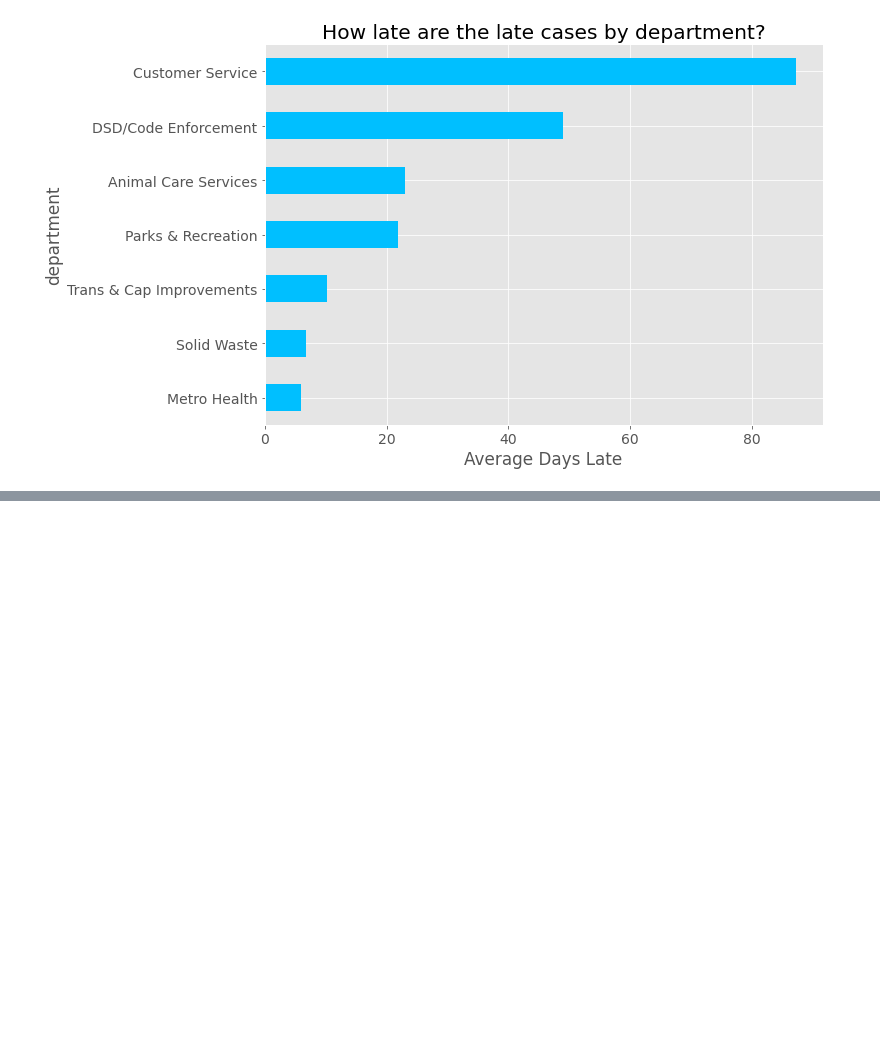
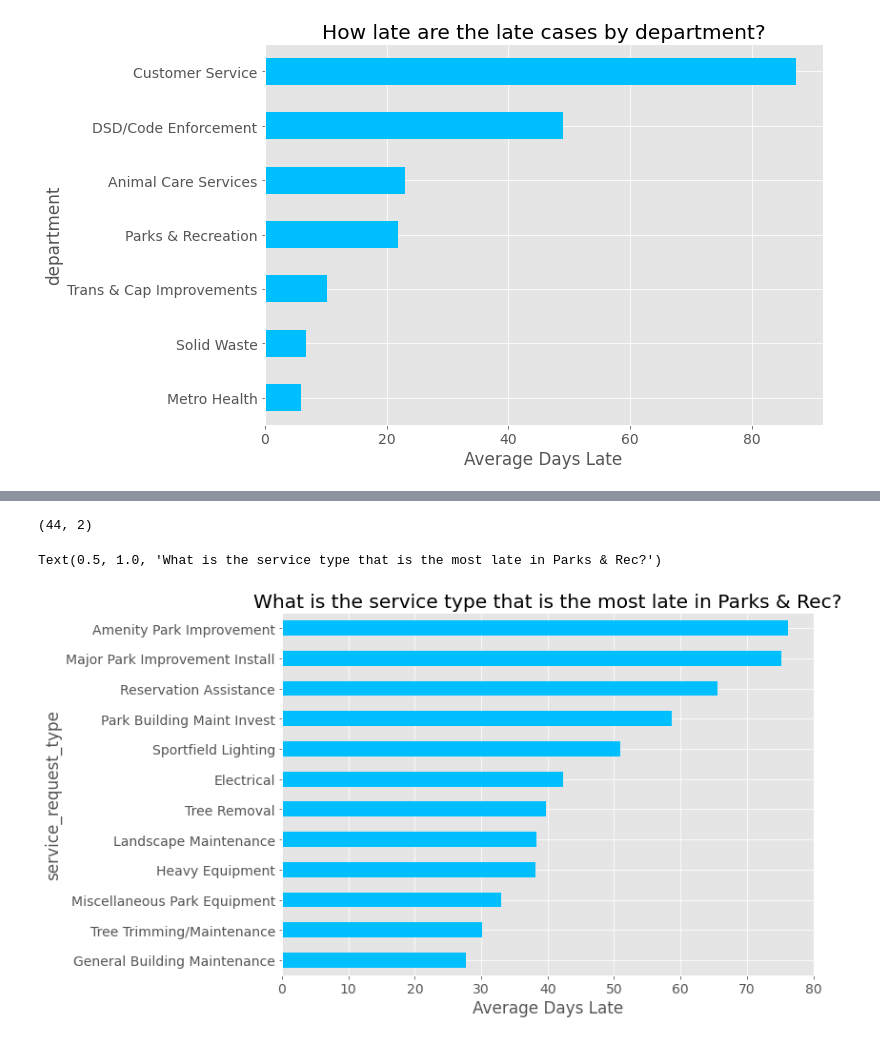
Before and after one commit to KwameTaylor/spark-exercises, a Jupyter notebook: explore.ipynb, the cells around one changed output, grey strips where cells are left out. Drawn from its saved outputs; the diff is of its cells as text; code cells hidden in the pictures; blank space fills up the shorter version.

```diff
--- a/explore.ipynb
+++ b/explore.ipynb
@@ -179,0 +218,5 @@ Text(0.5, 1.0, 'How late are the late cases by department?')
+# %%
+# Now, just in Parks & Rec...
+
+late_services_PnR = df.filter("department = 'Parks & Recreation'").filter("case_late = 'True'").withColumn("num_days_late", col("num_days_late").cast("int")).groupby("service_request_type").agg(round(avg("num_days_late"), 2).alias("avg_days_late")).sort(desc("avg_days_late"))
+late_services_PnR.show()
@@ -179,0 +241,12 @@ Text(0.5, 1.0, 'How late are the late cases by department?')
+# %%
+late_services_PnR.shape()
+# %% [output]
+(44, 2)
+# %%
+late_services_PnR.filter("avg_days_late > 27.3").toPandas().set_index('service_request_type')['avg_days_late'].sort_values().plot.barh()
+
+plt.xlabel('Average Days Late')
+plt.title('What is the service type that is the most late in Parks & Rec?')
+# %% [output]
+Text(0.5, 1.0, 'What is the service type that is the most late in Parks & Rec?')
+[figure, added]
```
Also changed, not shown: parts of 10 cells of this notebook.
